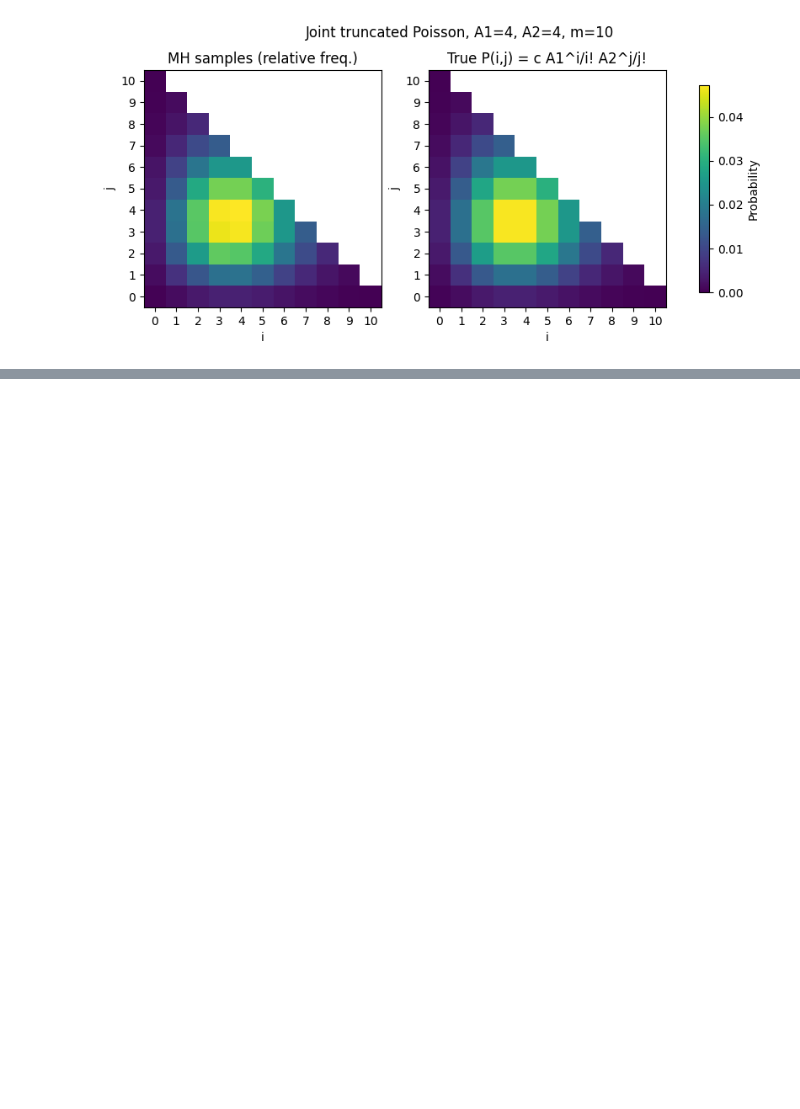
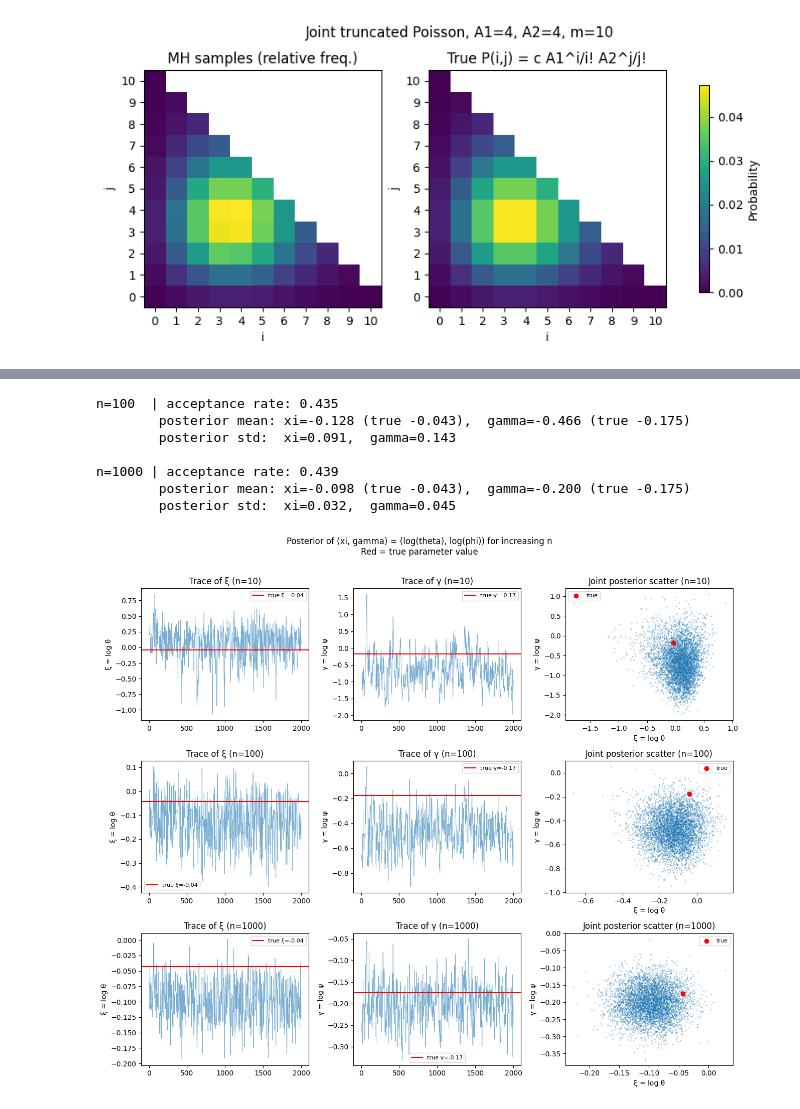
Before and after one commit to kris907j/Stochastic_sim, a Jupyter notebook: Exercises/Viktor/Viktor_Ex6.ipynb, the cells around one changed output, grey strips where cells are left out. Saved outputs shown, nothing was run; the diff lists cells and outputs as text; code cells hidden in the pictures; blank space fills up the shorter version.

```diff
--- a/Exercises/Viktor/Viktor_Ex6.ipynb
+++ b/Exercises/Viktor/Viktor_Ex6.ipynb
@@ -297,0 +383,35 @@ p-value:              0.9987
+# %%
+# Part 3(e)
+x_obs_100  = simulate_data(theta_true, psi_true, n=100,  seed=1)
+x_obs_1000 = simulate_data(theta_true, psi_true, n=1000, seed=1)
+
+samples_100,  acc_100  = mh_posterior(x_obs_100,  n_samples=100_000, sigma_prop=0.15, burn_in=10_000)
+samples_1000, acc_1000 = mh_posterior(x_obs_1000, n_samples=100_000, sigma_prop=0.05, burn_in=10_000)
+
+for n, samp, acc in [(100, samples_100, acc_100), (1000, samples_1000, acc_1000)]:
+    xi_s, gamma_s = samp[:, 0], samp[:, 1]
+    print(f"n={n:<4} | acceptance rate: {acc:.3f}")
+    print(f"        posterior mean: xi={xi_s.mean():.3f} (true {xi_true:.3f}),  "
+          f"gamma={gamma_s.mean():.3f} (true {gamma_true:.3f})")
+    print(f"        posterior std:  xi={xi_s.std():.3f},  gamma={gamma_s.std():.3f}\n")
+
+fig, axes = plt.subplots(3, 3, figsize=(13, 11))
+plot_posterior(samples_10,   xi_true, gamma_true, n=10,   ax=axes[0])
+plot_posterior(samples_100,  xi_true, gamma_true, n=100,  ax=axes[1])
+plot_posterior(samples_1000, xi_true, gamma_true, n=1000, ax=axes[2])
+fig.suptitle(
+    "Posterior of (xi, gamma) = (log(theta), log(phi)) for increasing n\n"
+    "Red = true parameter value",
+    y=1.01
+)
+plt.tight_layout()
+plt.show()
+# %% [output]
+n=100  | acceptance rate: 0.435
+        posterior mean: xi=-0.128 (true -0.043),  gamma=-0.466 (true -0.175)
+        posterior std:  xi=0.091,  gamma=0.143
+
+n=1000 | acceptance rate: 0.439
+        posterior mean: xi=-0.098 (true -0.043),  gamma=-0.200 (true -0.175)
+        posterior std:  xi=0.032,  gamma=0.045
+[figure, added]
```
Also changed, not shown: parts of 10 cells of this notebook, 6 other files.
